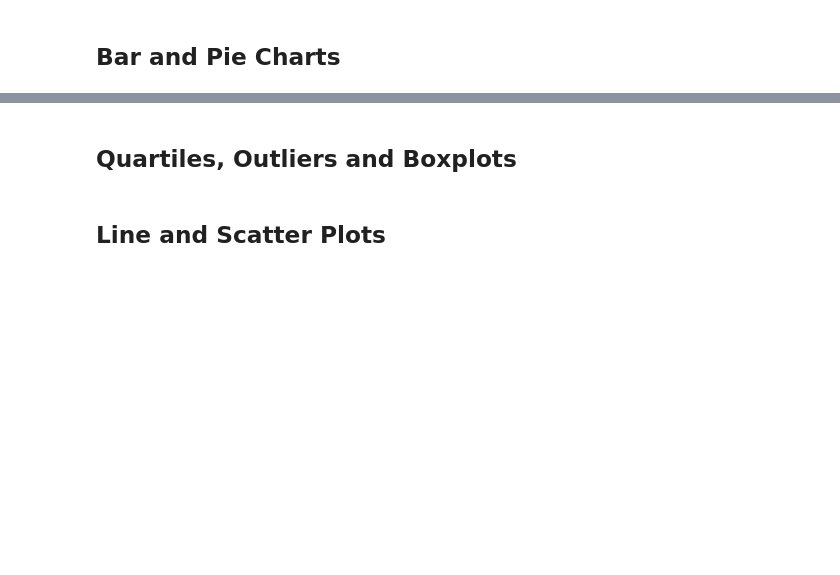
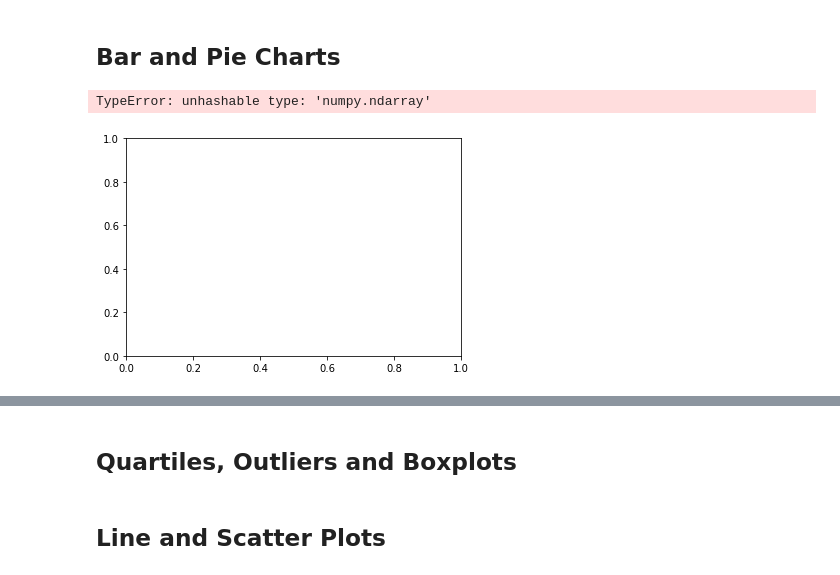
Before and after one commit to alysiadugan4/Cancer-Medication-Analysis, a Jupyter notebook: Pymaceuticals/pymaceuticals_final.ipynb, the cells around one changed output, grey strips where cells are left out. Saved outputs shown, nothing was run; the diff lists cells and outputs as text; code cells hidden in the pictures; blank space fills up the shorter version.

```diff
--- a/Pymaceuticals/pymaceuticals_final.ipynb
+++ b/Pymaceuticals/pymaceuticals_final.ipynb
@@ -5,6 +5,7 @@
 import matplotlib.pyplot as plt
 import pandas as pd
 import scipy.stats as st
+import numpy as np
 
 # Study data files
 mouse_metadata_path = "data/Mouse_metadata.csv"
@@ -14,8 +15,8 @@ study_results_path = "data/Study_results.csv"
 mouse_metadata = pd.read_csv(mouse_metadata_path)
 study_results = pd.read_csv(study_results_path)
 
-# Combine the data into a single dataset - use inner merge with study results first
-study_merge = pd.merge(study_results,mouse_metadata,on = "Mouse ID")
+# Combine the data into a single dataset - use outer merge with study results first
+study_merge = pd.merge(study_results,mouse_metadata,how = "outer",on = "Mouse ID")
 
 # Display the data table for preview
 study_merge.head()
@@ -37,3 +60,6 @@ len(study_merge["Mouse ID"].unique())
 # Optional: Get all the data for the duplicate mouse ID.
 # %%
 # Create a clean DataFrame by dropping the duplicate mouse by its ID.
+unique_data = study_merge.drop_duplicates(subset = ("Mouse ID", "Timepoint"), keep = "last")
+
+unique_data
@@ -51,3 +125,7 @@ len(study_merge["Mouse ID"].unique())
 # Generate a summary statistics table of mean, median, variance, standard deviation, and SEM of the tumor volume for each regimen
 
 # Using the aggregation method, produce the same summary statistics in a single line
+
+regimen_group = unique_data.groupby("Drug Regimen")
+
+round(regimen_group["Tumor Volume (mm3)"].describe(),2)
@@ -57,5 +148,19 @@ len(study_merge["Mouse ID"].unique())
 # Generate a bar plot showing the total number of unique mice tested on each drug regimen using pandas.
 # %%
 # Generate a bar plot showing the total number of unique mice tested on each drug regimen using pyplot.
+
+drugs = regimen_group["Drug Regimen"]
+mice = regimen_group["Mouse ID"].unique()
+
+plt.bar(drugs, mice, color="c", alpha = 0.5, align="center")
+
+plt.title("Drug Regimen Participant Count")
+plt.xlabel("Drug Regimen")
+plt.ylabel("Number of Mice")
+
+plt.xticks(rotation = "vertical")
+# %% [output]
+TypeError: unhashable type: 'numpy.ndarray'
+[figure, added]
 # %%
 # Generate a pie plot showing the distribution of female versus male mice using pandas
```
Also changed, not shown: parts of 9 cells of this notebook.
